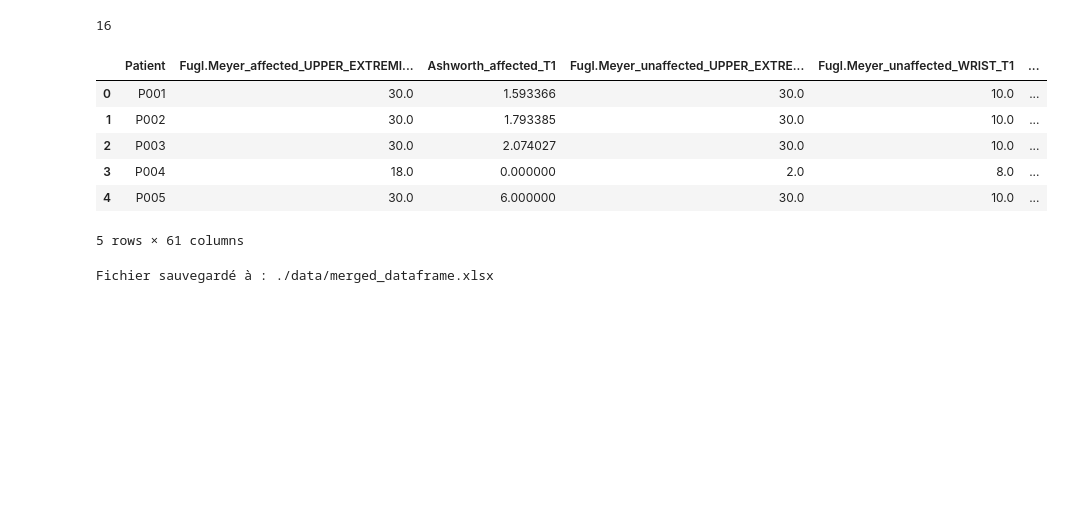
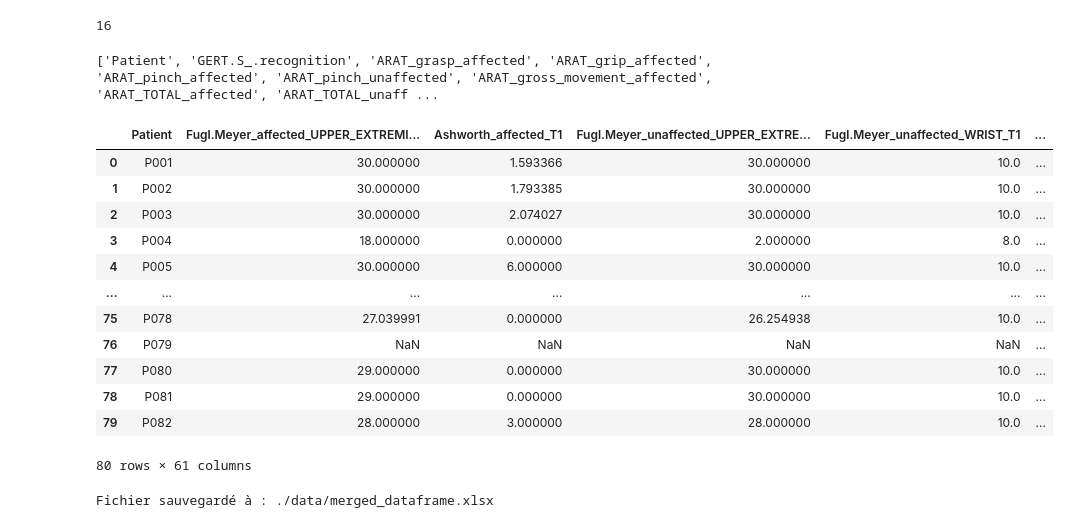
Before and after one commit to Antoine-V74/ML_Stroke_Project, a Jupyter notebook: results_angeline.ipynb, the cells around one changed output. Drawn from its saved outputs; the diff is of its cells as text; code cells hidden in the pictures; blank space fills up the shorter version.

```diff
--- a/results_angeline.ipynb
+++ b/results_angeline.ipynb
@@ -51,30 +57,40 @@ for path in file_paths:
     df = pd.read_excel(path)
     filtered_df = df[columns_to_keep]
     dataframes.append(filtered_df)
+# %%
+print(list(df.columns))
+# %% [output]
+['Patient', 'GERT.S_.recognition', 'ARAT_grasp_affected', 'ARAT_grip_affected', 'ARAT_pinch_affected', 'ARAT_pinch_unaffected', 'ARAT_gross_movement_affected', 'ARAT_TOTAL_affected', 'ARAT_TOTAL_unaff ...
 # %%
 sessions = ["T1", "T2", "T3", "T4"]
 merged_df = None
 
 for session, df in zip(sessions, dataframes):
 
     df = df.rename(
         columns={col: f"{col}_{session}" for col in df.columns if col != "Patient"}
     )
 
     if merged_df is None:
         merged_df = df
     else:
         merged_df = pd.merge(merged_df, df, on="Patient", how="outer")
 
-merged_df.head()
+merged_df.head(80)
 # %% [output]
 |  | Patient | Fugl.Meyer_affected_UPPER_EXTREMI... | Ashworth_affected_T1 | Fugl.Meyer_unaffected_UPPER_EXTRE... | Fugl.Meyer_unaffected_WRIST_T1 | ... |
-| 0 | P001 | 30.0 | 1.593366 | 30.0 | 10.0 | ... |
-| 1 | P002 | 30.0 | 1.793385 | 30.0 | 10.0 | ... |
-| 2 | P003 | 30.0 | 2.074027 | 30.0 | 10.0 | ... |
-| 3 | P004 | 18.0 | 0.000000 | 2.0 | 8.0 | ... |
-| 4 | P005 | 30.0 | 6.000000 | 30.0 | 10.0 | ... |
+| 0 | P001 | 30.000000 | 1.593366 | 30.000000 | 10.0 | ... |
+| 1 | P002 | 30.000000 | 1.793385 | 30.000000 | 10.0 | ... |
+| 2 | P003 | 30.000000 | 2.074027 | 30.000000 | 10.0 | ... |
+| 3 | P004 | 18.000000 | 0.000000 | 2.000000 | 8.0 | ... |
+| 4 | P005 | 30.000000 | 6.000000 | 30.000000 | 10.0 | ... |
+| ... | ... | ... | ... | ... | ... | ... |
+| 75 | P078 | 27.039991 | 0.000000 | 26.254938 | 10.0 | ... |
+| 76 | P079 | NaN | NaN | NaN | NaN | ... |
+| 77 | P080 | 29.000000 | 0.000000 | 30.000000 | 10.0 | ... |
+| 78 | P081 | 29.000000 | 0.000000 | 30.000000 | 10.0 | ... |
+| 79 | P082 | 28.000000 | 3.000000 | 28.000000 | 10.0 | ... |
-5 rows × 61 columns
+80 rows × 61 columns
 # %%
 features = columns_to_keep.copy()
 features.remove("Patient")
```
Also changed, not shown: parts of 11 cells of this notebook, 1 other file.
